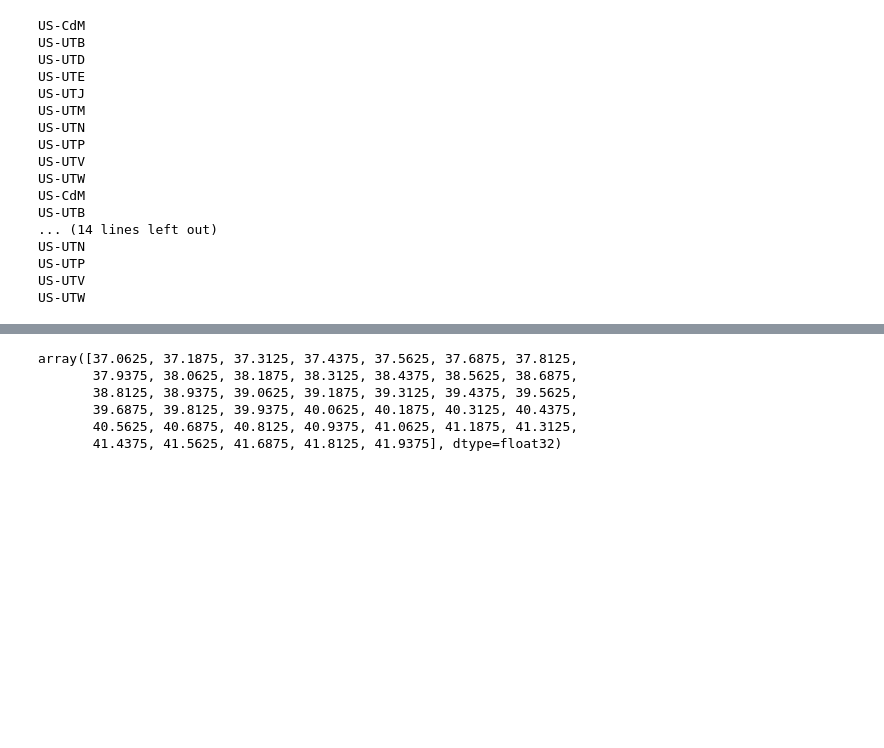
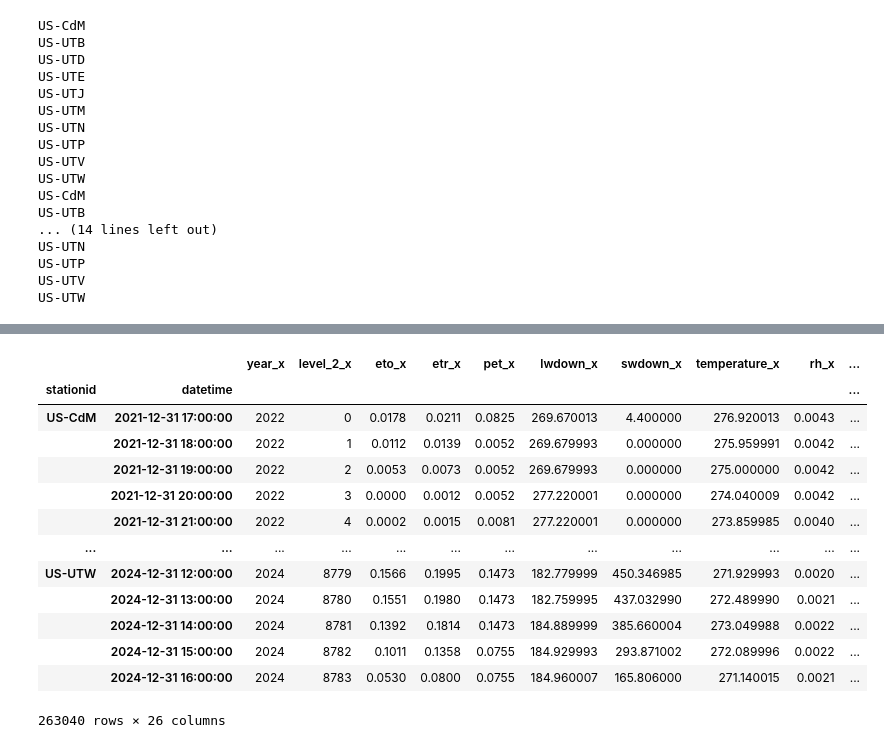
Before and after one commit to utah-geological-survey/MicroMet, a Jupyter notebook: Notebooks/Footprints/NLDAS_Download_and_Summarize.ipynb, the cells around one changed output, grey strips where cells are left out. Saved outputs shown, nothing was run; the diff lists cells and outputs as text; code cells hidden in the pictures; blank space fills up the shorter version.

```diff
--- a/Notebooks/Footprints/NLDAS_Download_and_Summarize.ipynb
+++ b/Notebooks/Footprints/NLDAS_Download_and_Summarize.ipynb
@@ -400,11 +395,0 @@ subset.to_netcdf("subset.nc")
-# %%
-ds.time.dt.dayofyear
-ds.time.dt.hour
-ds.lat.data
-# %% [output]
-array([37.0625, 37.1875, 37.3125, 37.4375, 37.5625, 37.6875, 37.8125,
-       37.9375, 38.0625, 38.1875, 38.3125, 38.4375, 38.5625, 38.6875,
-       38.8125, 38.9375, 39.0625, 39.1875, 39.3125, 39.4375, 39.5625,
-       39.6875, 39.8125, 39.9375, 40.0625, 40.1875, 40.3125, 40.4375,
-       40.5625, 40.6875, 40.8125, 40.9375, 41.0625, 41.1875, 41.3125,
-       41.4375, 41.5625, 41.6875, 41.8125, 41.9375], dtype=float32)
@@ -431,0 +404,53 @@ refet_obj = refet.Hourly(
+# %%
+def norm_minmax_dly_et(x):
+    # Normalize using min-max scaling and then divide by the sum,
+    # rounding to 4 decimal places.
+    return np.round(((x - x.min()) / (x.max() - x.min())), 4)
+
+def norm_dly_et(x):
+    return np.round(x/x.sum(), 4)
+
+
+# Assuming eto_df has a datetime index or a 'datetime' column:
+df = eto_df.reset_index()
+df['date'] = df['datetime'].dt.date
+df['hour'] = df['datetime'].dt.hour
+
+# Define the desired hour range (inclusive start, exclusive end)
+start_hour = 6
+end_hour = 18
+
+# Filter the DataFrame for only the hours within the specified range
+mask = (df['hour'] >= start_hour) & (df['hour'] <= end_hour)
+df_subset = df.loc[mask].copy()
+
+# Apply the normalization for each station and each day
+df_subset['daily_min_max_ETo'] = df_subset.groupby(['stationid', 'date'])['eto'].transform(norm_minmax_dly_et)
+df_subset['daily_ETo_normed'] = df_subset.groupby(['stationid', 'date'])['daily_min_max_ETo'].transform(norm_dly_et)
+df_subset = df_subset.set_index(['stationid','datetime'])
+
+df_final = pd.merge(eto_df,
+                    df_subset[['daily_min_max_ETo','daily_ETo_normed']],
+                    how='left',
+                    left_index=True,
+                    right_index=True,)
+#df_final = df.merge(df_subset[['datetime', 'daily_ETo_normed']], on='datetime', how='left')
+df_final['daily_ETo_normed'] = df_final['daily_ETo_normed'].fillna(0)
+df_final.to_parquet('nldas_all_normed.parquet')
+# %%
+df_final
+# %% [output]
+|  |  | year_x | level_2_x | eto_x | etr_x | pet_x | lwdown_x | swdown_x | temperature_x | rh_x | ... |
+| stationid | datetime |  |  |  |  |  |  |  |  |  | ... |
+| US-CdM | 2021-12-31 17:00:00 | 2022 | 0 | 0.0178 | 0.0211 | 0.0825 | 269.670013 | 4.400000 | 276.920013 | 0.0043 | ... |
+|  | 2021-12-31 18:00:00 | 2022 | 1 | 0.0112 | 0.0139 | 0.0052 | 269.679993 | 0.000000 | 275.959991 | 0.0042 | ... |
+|  | 2021-12-31 19:00:00 | 2022 | 2 | 0.0053 | 0.0073 | 0.0052 | 269.679993 | 0.000000 | 275.000000 | 0.0042 | ... |
+|  | 2021-12-31 20:00:00 | 2022 | 3 | 0.0000 | 0.0012 | 0.0052 | 277.220001 | 0.000000 | 274.040009 | 0.0042 | ... |
+|  | 2021-12-31 21:00:00 | 2022 | 4 | 0.0002 | 0.0015 | 0.0081 | 277.220001 | 0.000000 | 273.859985 | 0.0040 | ... |
+| ... | ... | ... | ... | ... | ... | ... | ... | ... | ... | ... | ... |
+| US-UTW | 2024-12-31 12:00:00 | 2024 | 8779 | 0.1566 | 0.1995 | 0.1473 | 182.779999 | 450.346985 | 271.929993 | 0.0020 | ... |
+|  | 2024-12-31 13:00:00 | 2024 | 8780 | 0.1551 | 0.1980 | 0.1473 | 182.759995 | 437.032990 | 272.489990 | 0.0021 | ... |
+|  | 2024-12-31 14:00:00 | 2024 | 8781 | 0.1392 | 0.1814 | 0.1473 | 184.889999 | 385.660004 | 273.049988 | 0.0022 | ... |
+|  | 2024-12-31 15:00:00 | 2024 | 8782 | 0.1011 | 0.1358 | 0.0755 | 184.929993 | 293.871002 | 272.089996 | 0.0022 | ... |
+|  | 2024-12-31 16:00:00 | 2024 | 8783 | 0.0530 | 0.0800 | 0.0755 | 184.960007 | 165.806000 | 271.140015 | 0.0021 | ... |
+263040 rows × 26 columns
```
Also changed, not shown: parts of 14 cells of this notebook, 3 other files.
